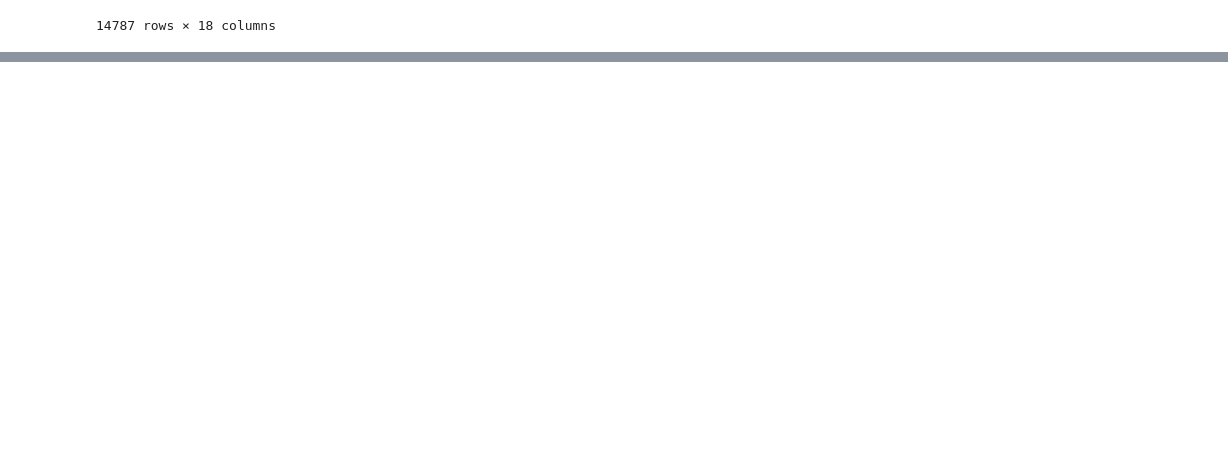
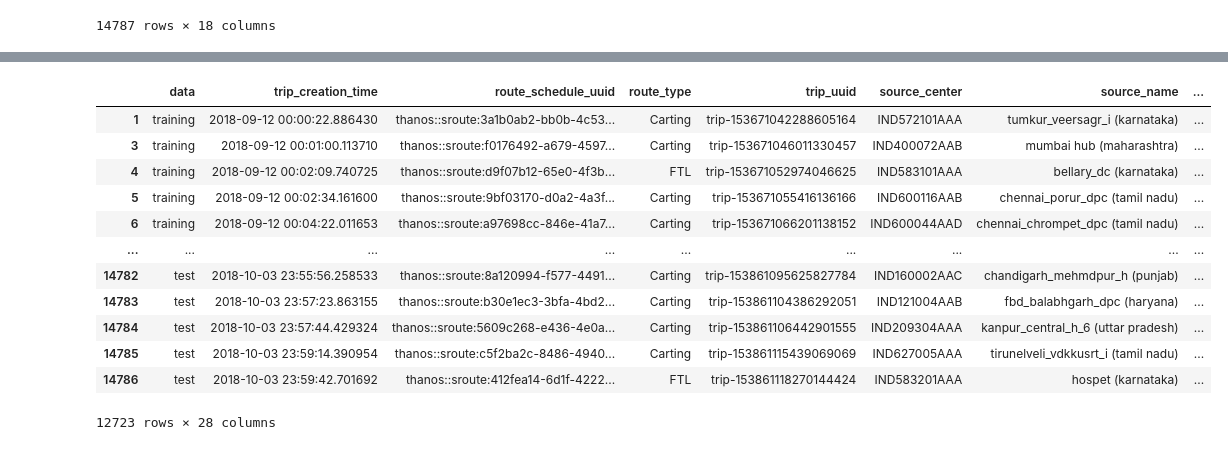
Before and after one commit to bharatkaushik2015/MI-DL_feature_engineering, a Jupyter notebook: feature-engineering.ipynb, the cells around one changed output, grey strips where cells are left out. Drawn from its saved outputs; the diff is of its cells as text; code cells hidden in the pictures; blank space fills up the shorter version.

```diff
--- a/feature-engineering.ipynb
+++ b/feature-engineering.ipynb
@@ -484,0 +565,2 @@ trip
+# %%
+num_col=['od_total_time_diff','start_scan_to_end_scan','actual_distance_to_destination','actual_time','osrm_time','osrm_distance','segment_actual_time_sum','segment_osrm_time_sum','segment_osrm_distance_sum']
@@ -484,0 +575,7 @@ trip
+# %%
+Q1=trip[num_col].quantile(0.25)
+Q3=trip[num_col].quantile(0.75)
+# %%
+IQR = Q3 - Q1
+
+IQR
@@ -484,0 +593,19 @@ trip
+# %%
+## Outliers removed using traditional method
+trip = trip[~((trip[num_col] < (Q1 - 1.5*IQR)) | (trip[num_col] > (Q3 + 1.5*IQR))).any(axis=1)]
+# %%
+trip
+# %% [output]
+|  | data | trip_creation_time | route_schedule_uuid | route_type | trip_uuid | source_center | source_name | ... |
+| 1 | training | 2018-09-12 00:00:22.886430 | thanos::sroute:3a1b0ab2-bb0b-4c53... | Carting | trip-153671042288605164 | IND572101AAA | tumkur_veersagr_i (karnataka) | ... |
+| 3 | training | 2018-09-12 00:01:00.113710 | thanos::sroute:f0176492-a679-4597... | Carting | trip-153671046011330457 | IND400072AAB | mumbai hub (maharashtra) | ... |
+| 4 | training | 2018-09-12 00:02:09.740725 | thanos::sroute:d9f07b12-65e0-4f3b... | FTL | trip-153671052974046625 | IND583101AAA | bellary_dc (karnataka) | ... |
+| 5 | training | 2018-09-12 00:02:34.161600 | thanos::sroute:9bf03170-d0a2-4a3f... | Carting | trip-153671055416136166 | IND600116AAB | chennai_porur_dpc (tamil nadu) | ... |
+| 6 | training | 2018-09-12 00:04:22.011653 | thanos::sroute:a97698cc-846e-41a7... | Carting | trip-153671066201138152 | IND600044AAD | chennai_chrompet_dpc (tamil nadu) | ... |
+| ... | ... | ... | ... | ... | ... | ... | ... | ... |
+| 14782 | test | 2018-10-03 23:55:56.258533 | thanos::sroute:8a120994-f577-4491... | Carting | trip-153861095625827784 | IND160002AAC | chandigarh_mehmdpur_h (punjab) | ... |
+| 14783 | test | 2018-10-03 23:57:23.863155 | thanos::sroute:b30e1ec3-3bfa-4bd2... | Carting | trip-153861104386292051 | IND121004AAB | fbd_balabhgarh_dpc (haryana) | ... |
+| 14784 | test | 2018-10-03 23:57:44.429324 | thanos::sroute:5609c268-e436-4e0a... | Carting | trip-153861106442901555 | IND209304AAA | kanpur_central_h_6 (uttar pradesh) | ... |
+| 14785 | test | 2018-10-03 23:59:14.390954 | thanos::sroute:c5f2ba2c-8486-4940... | Carting | trip-153861115439069069 | IND627005AAA | tirunelveli_vdkkusrt_i (tamil nadu) | ... |
+| 14786 | test | 2018-10-03 23:59:42.701692 | thanos::sroute:412fea14-6d1f-4222... | FTL | trip-153861118270144424 | IND583201AAA | hospet (karnataka) | ... |
+12723 rows × 28 columns
```
Also changed, not shown: parts of 17 cells of this notebook.
